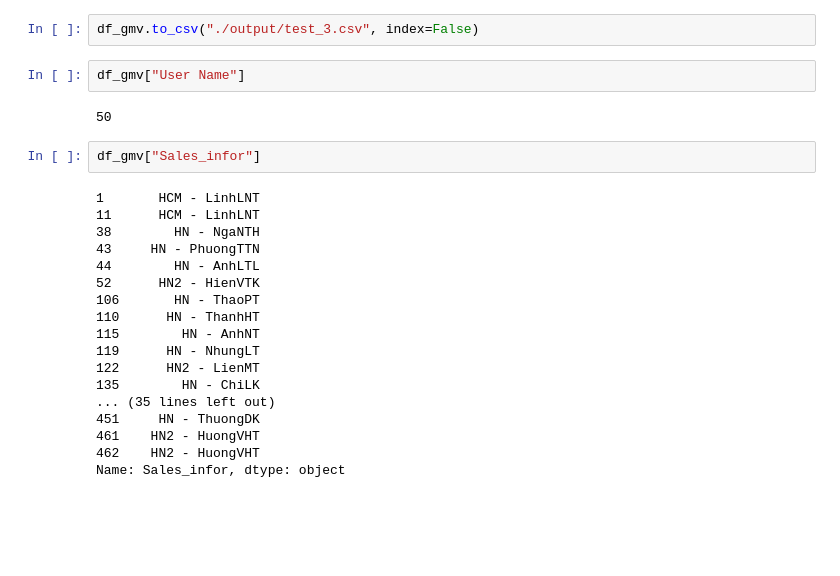
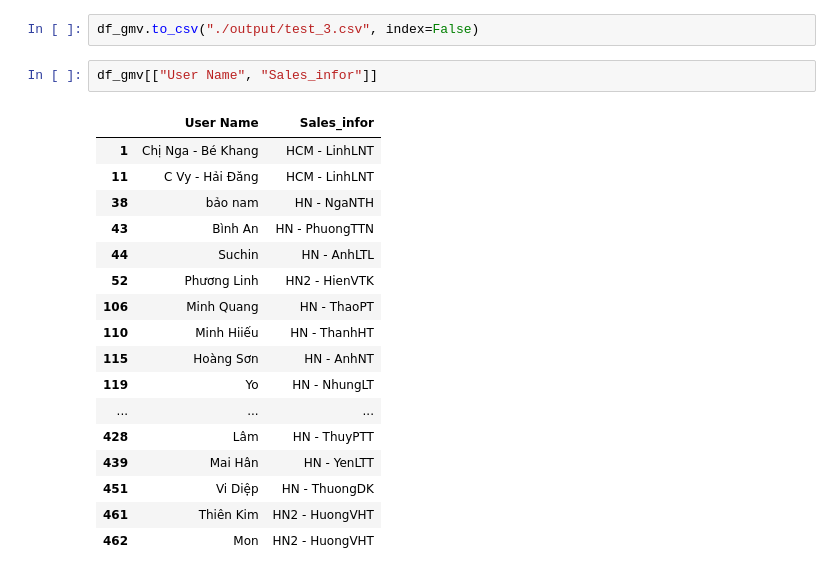
Before and after one commit to godwindk3/data_handle_palfish, a Jupyter notebook: practice_3.ipynb, the cells around one changed output. Drawn from its saved outputs; the diff is of its cells as text; blank space fills up the shorter version.

```diff
--- a/practice_3.ipynb
+++ b/practice_3.ipynb
@@ -544,26 +544,22 @@ df_gmv.shape
 # %%
 df_gmv.to_csv("./output/test_3.csv", index=False)
 # %%
-df_gmv["User Name"]
+df_gmv[["User Name", "Sales_infor"]]
 # %% [output]
-50
+|  | User Name | Sales_infor |
+| 1 | Chị Nga - Bé Khang | HCM - LinhLNT |
+| 11 | C Vy - Hải Đăng | HCM - LinhLNT |
+| 38 | bảo nam | HN - NgaNTH |
+| 43 | Bình An | HN - PhuongTTN |
+| 44 | Suchin | HN - AnhLTL |
+| 52 | Phương Linh | HN2 - HienVTK |
+| 106 | Minh Quang | HN - ThaoPT |
+| 110 | Minh Hiiếu | HN - ThanhHT |
+| 115 | Hoàng Sơn | HN - AnhNT |
+| 119 | Yo | HN - NhungLT |
+| ... | ... | ... |
+| 428 | Lâm | HN - ThuyPTT |
+| 439 | Mai Hân | HN - YenLTT |
+| 451 | Vi Diệp | HN - ThuongDK |
+| 461 | Thiên Kim | HN2 - HuongVHT |
+| 462 | Mon | HN2 - HuongVHT |
-# %%
-df_gmv["Sales_infor"]
-# %% [output]
-1       HCM - LinhLNT
-11      HCM - LinhLNT
-38        HN - NgaNTH
-43     HN - PhuongTTN
-44        HN - AnhLTL
-52      HN2 - HienVTK
-106       HN - ThaoPT
-110      HN - ThanhHT
-115        HN - AnhNT
-119      HN - NhungLT
-122      HN2 - LienMT
-135        HN - ChiLK
-... (35 lines left out)
-451     HN - ThuongDK
-461    HN2 - HuongVHT
-462    HN2 - HuongVHT
-Name: Sales_infor, dtype: object
```
Also changed, not shown: parts of 7 cells of this notebook.
